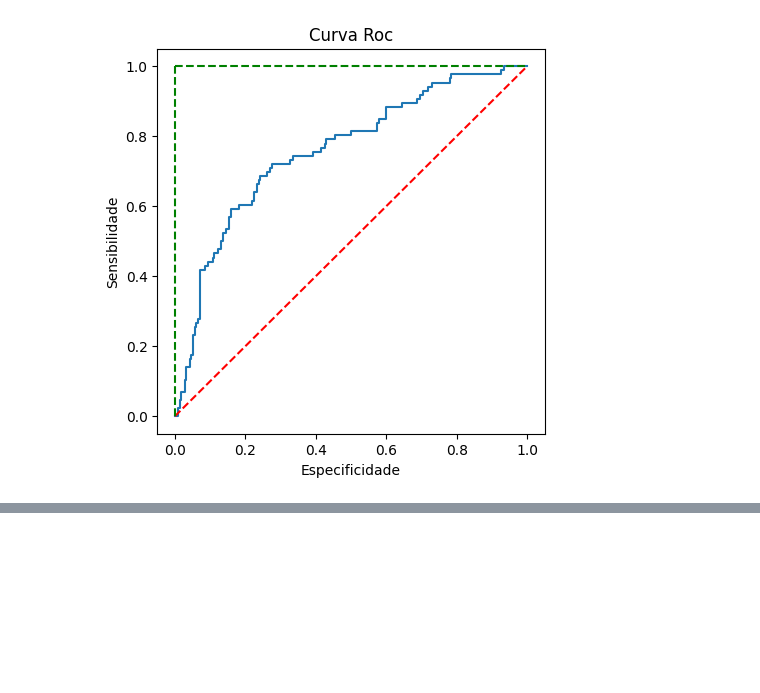
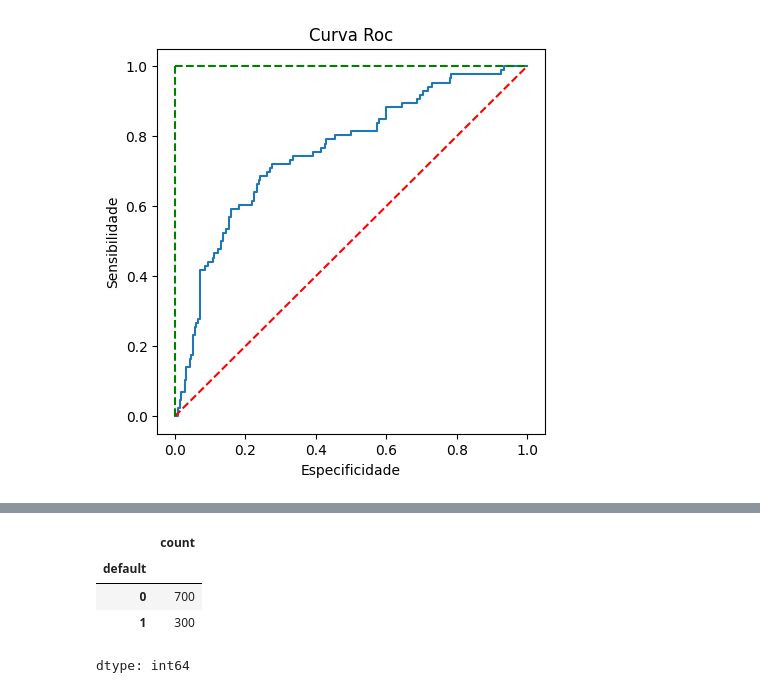
Before and after one commit to Thaisams/ML---Credit-Scoring, a Jupyter notebook: ML_Credit_Scoring.ipynb, the cells around one changed output, grey strips where cells are left out. Saved outputs shown, nothing was run; the diff lists cells and outputs as text; code cells hidden in the pictures; blank space fills up the shorter version.

```diff
--- a/ML_Credit_Scoring.ipynb
+++ b/ML_Credit_Scoring.ipynb
@@ -408,0 +450,11 @@ roc_auc 0.7589654422951532
+# %%
+dados['default'].value_counts()
+# a nossa base é desbalanceado
+# 1: Concedido
+# 0: Negado
+# %% [output]
+|  | count |
+| default |  |
+| 0 | 700 |
+| 1 | 300 |
+dtype: int64
```
Also changed, not shown: parts of 5 cells of this notebook.
